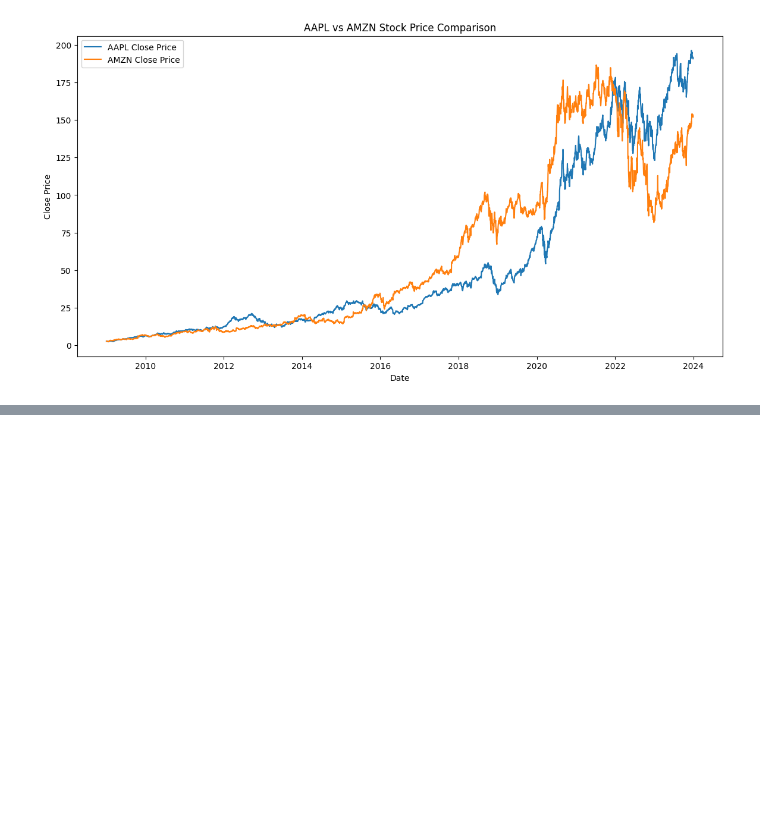
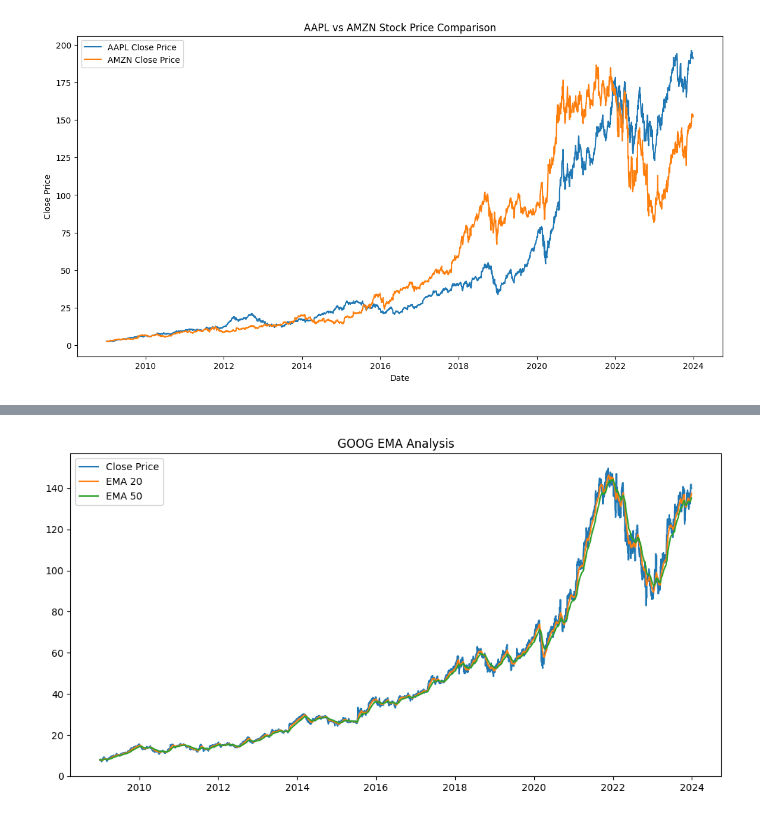
Before and after one commit to hawaebrahimhamid-png/news-sentiment-analysis, a Jupyter notebook: notebooks/task2_stock_analysis.ipynb, the cells around one changed output, grey strips where cells are left out. Drawn from its saved outputs; the diff is of its cells as text; code cells hidden in the pictures; blank space fills up the shorter version.

```diff
--- a/notebooks/task2_stock_analysis.ipynb
+++ b/notebooks/task2_stock_analysis.ipynb
@@ -423,0 +486,14 @@ plt.show()
+# %%
+df_goog['EMA_20'] = df_goog['Close'].ewm(span=20, adjust=False).mean()
+df_goog['EMA_50'] = df_goog['Close'].ewm(span=50, adjust=False).mean()
+# %%
+plt.figure(figsize=(12,6))
+plt.plot(df_goog['Date'], df_goog['Close'], label='Close Price')
+plt.plot(df_goog['Date'], df_goog['EMA_20'], label='EMA 20')
+plt.plot(df_goog['Date'], df_goog['EMA_50'], label='EMA 50')
+
+plt.legend()
+plt.title("GOOG EMA Analysis")
+plt.show()
+# %% [output]
+[figure, added]
```
Also changed, not shown: parts of 12 cells of this notebook.
